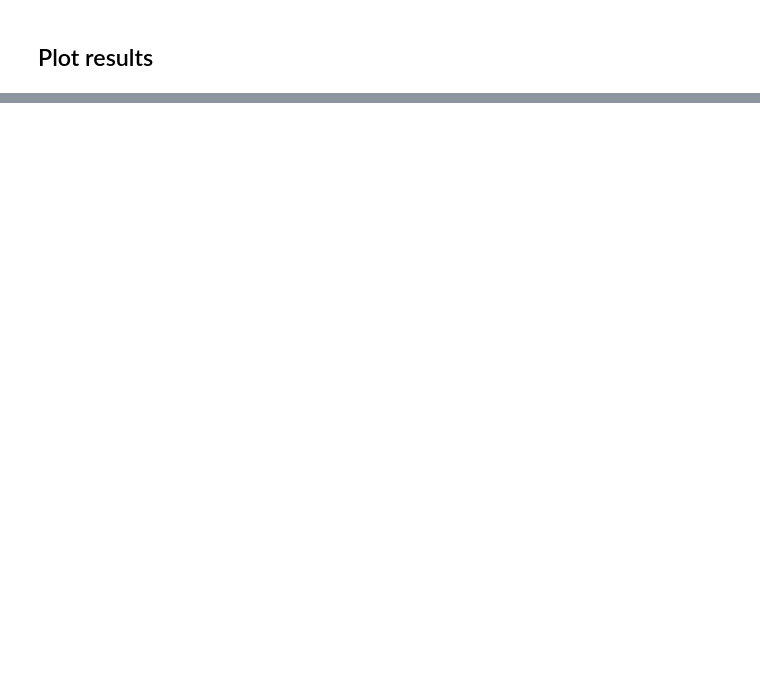
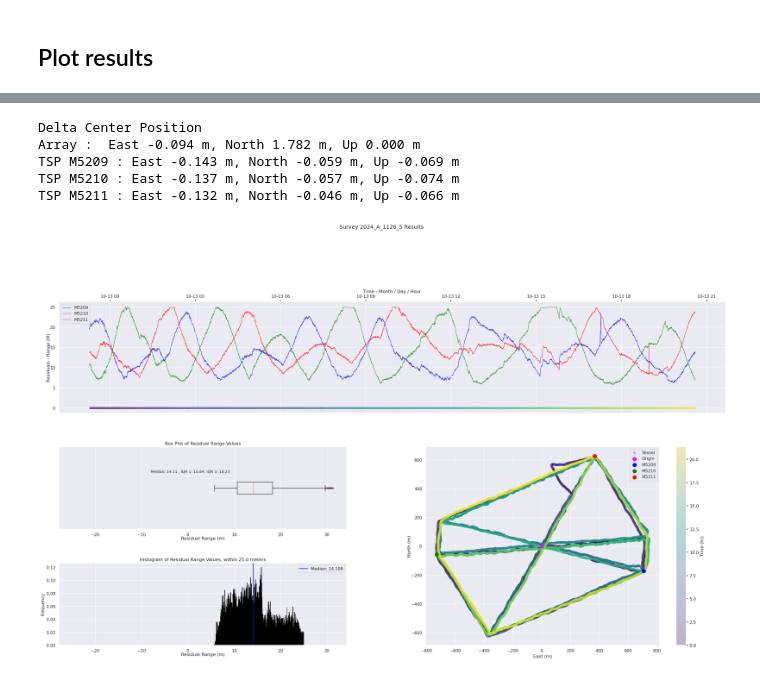
Before and after one commit to EarthScope/seafloor_geodesy_notebooks, a Jupyter notebook: notebooks/run_garpos.ipynb, the cells around one changed output, grey strips where cells are left out. Saved outputs shown, nothing was run; the diff lists cells and outputs as text; code cells hidden in the pictures; blank space fills up the shorter version.

```diff
--- a/notebooks/run_garpos.ipynb
+++ b/notebooks/run_garpos.ipynb
@@ -145,7 +150,8 @@ Inversion Parameters:
 # Modify GARPOS parameters if desired
 update_dict = {
                 "rejectcriteria": 2.5,
-                "log_lambda":[0]
+                "log_lambda":[0],
+                "maxloop": 5 #to speed things up for the sake of demo
             }
 gp_handler.set_inversion_params(update_dict)
 gp_handler.garpos_fixed.inversion_params.show_params()
@@ -172,7 +178,3 @@ Inversion Parameters:
 This will loop through all the surveys in the campaign and run GARPOS on each.
 
 You can change the above inversion parameters and run again to compare results, but make sure to increment run_id so that the results are stored in a new directory.
-# %%
-run_id = 0
-for survey in surveys:
-    gp_handler.run_garpos(campaign_id=campaign_name,survey_id=survey.id,run_id=run_id,override=True)
@@ -188,0 +181,9 @@ Inversion loop 004, RMS(TT) =  26.943528 ms, used_shot =  98.5%, reject =   74,
+# %%
+run_id = 0
+survey_number = 4
+survey_id=f"{campaign_name}_{survey_number}"
+# %%
+gp_handler.run_garpos(campaign_id=campaign_name,
+                      survey_id=survey_id,
+                      run_id=run_id,
+                      override=True)
@@ -189,6 +205,11 @@ Inversion loop 004, RMS(TT) =  26.943528 ms, used_shot =  98.5%, reject =   74,
 # %% [markdown]
 ## Plot results
 # %%
-%matplotlib widget
-survey_name = surveys[0].id
-gp_handler.plot_ts_results(campaign_name=campaign_name,survey_id=survey_name,run_id=0)
+#%matplotlib widget
+
+residual_filter = 25
+gp_handler.plot_ts_results(campaign_name=campaign_name,
+                           survey_id=survey_id,
+                           run_id=0,
+                           res_filter=residual_filter)
+# %% [output]
@@ -194,0 +218,6 @@ gp_handler.plot_ts_results(campaign_name=campaign_name,survey_id=survey_name,run
+Delta Center Position
+Array :  East -0.094 m, North 1.782 m, Up 0.000 m
+TSP M5209 : East -0.143 m, North -0.059 m, Up -0.069 m
+TSP M5210 : East -0.137 m, North -0.057 m, Up -0.074 m
+TSP M5211 : East -0.132 m, North -0.046 m, Up -0.066 m
+[figure, added]
```
Also changed, not shown: parts of 5 cells of this notebook.
